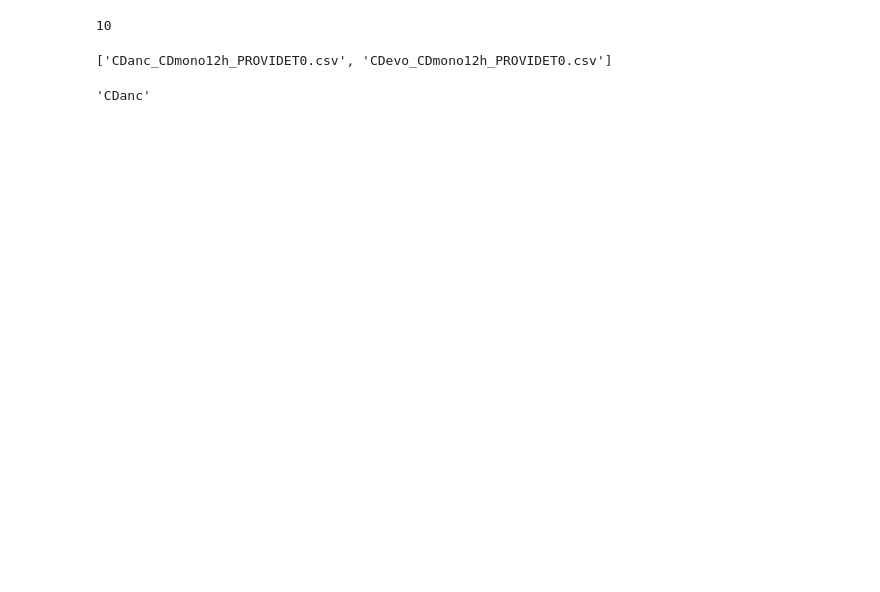
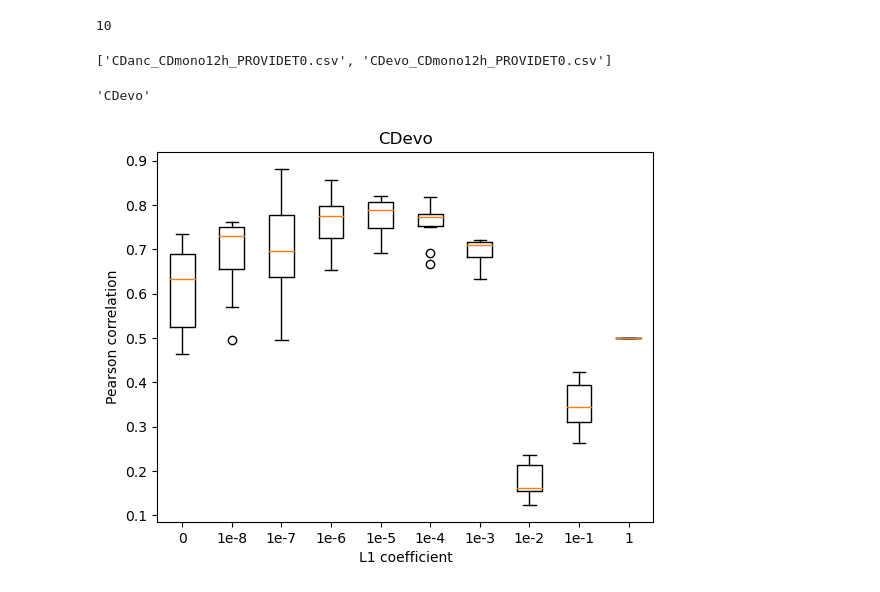
Before and after one commit to VenturelliLab/Sulaiman_et_al_2024_Evolution, a Jupyter notebook: HOI_GLV/gLV3 Plot L1 Scan.ipynb, the cells around one changed output. Cells and saved outputs as stored; diff of their text form; code cells hidden in the pictures; blank space fills up the shorter version.

Commit message:
figures

```diff
--- a/HOI_GLV/gLV3 Plot L1 Scan.ipynb
+++ b/HOI_GLV/gLV3 Plot L1 Scan.ipynb
@@ -19,10 +19,10 @@ files
 # %%
 exp_names = []
 # for file in files:
-file = files[0]
+file = files[1]
 
 # define strain name
 strain = file.split("_")[0]
 strain
 # %% [output]
-'CDanc'
+'CDevo'
@@ -31,0 +84,18 @@ param_df = pd.read_csv(f"L1scan/{strain}_params.csv")
+# %%
+# Create boxplot
+fig, ax = plt.subplots()
+ax.boxplot(prediction_performance.T)  # Transpose so that each model's evaluations are plotted in separate box
+
+# Set axis labels and title
+ax.set_xlabel('L1 coefficient')
+ax.set_ylabel('Pearson correlation')
+ax.set_title(strain)
+
+# Customize x-axis tick labels
+ax.set_xticks(range(1, len(lmbdas) + 1))
+ax.set_xticklabels(['0', '1e-8', '1e-7', '1e-6', '1e-5', '1e-4', '1e-3', '1e-2', '1e-1', '1'])
+
+plt.savefig(f"figures/{strain}_performance_vs_L1.pdf")
+plt.show()
+# %% [output]
+[figure, added]
```
Also changed, not shown: parts of 19 cells of this notebook, 24 other files.
